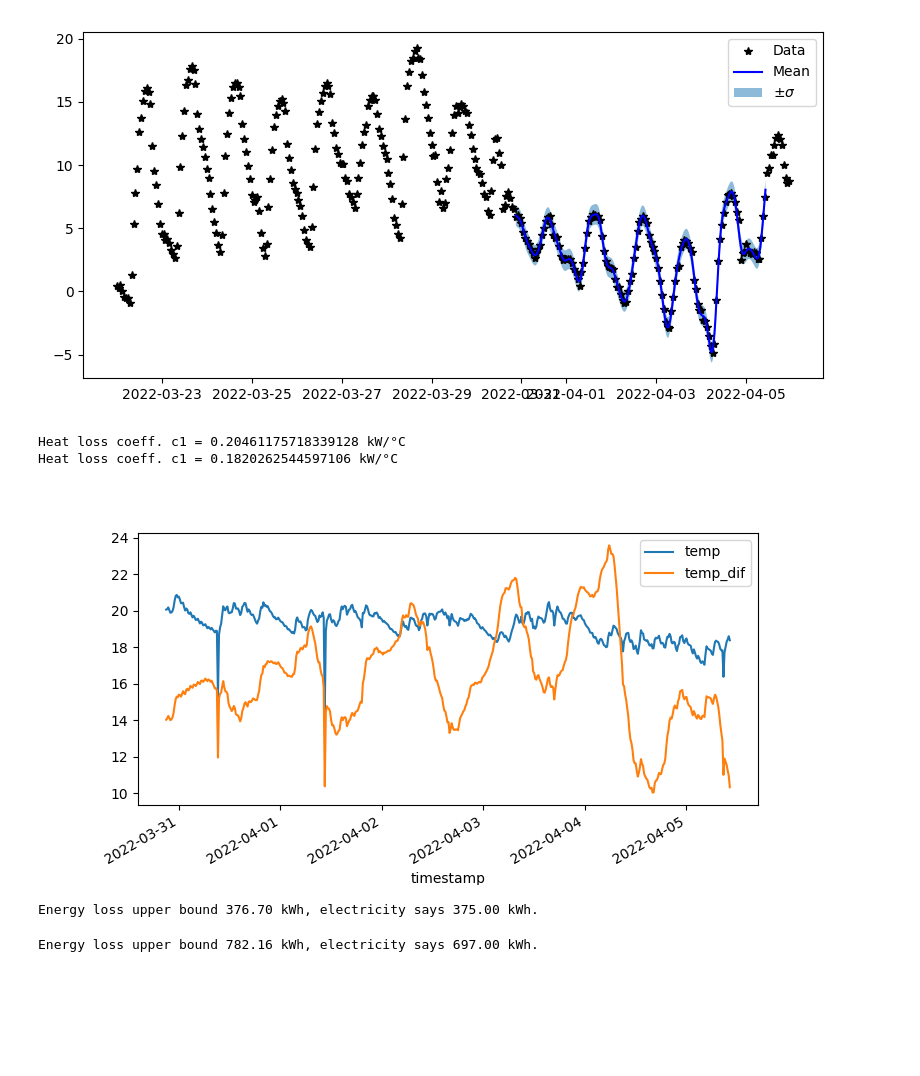
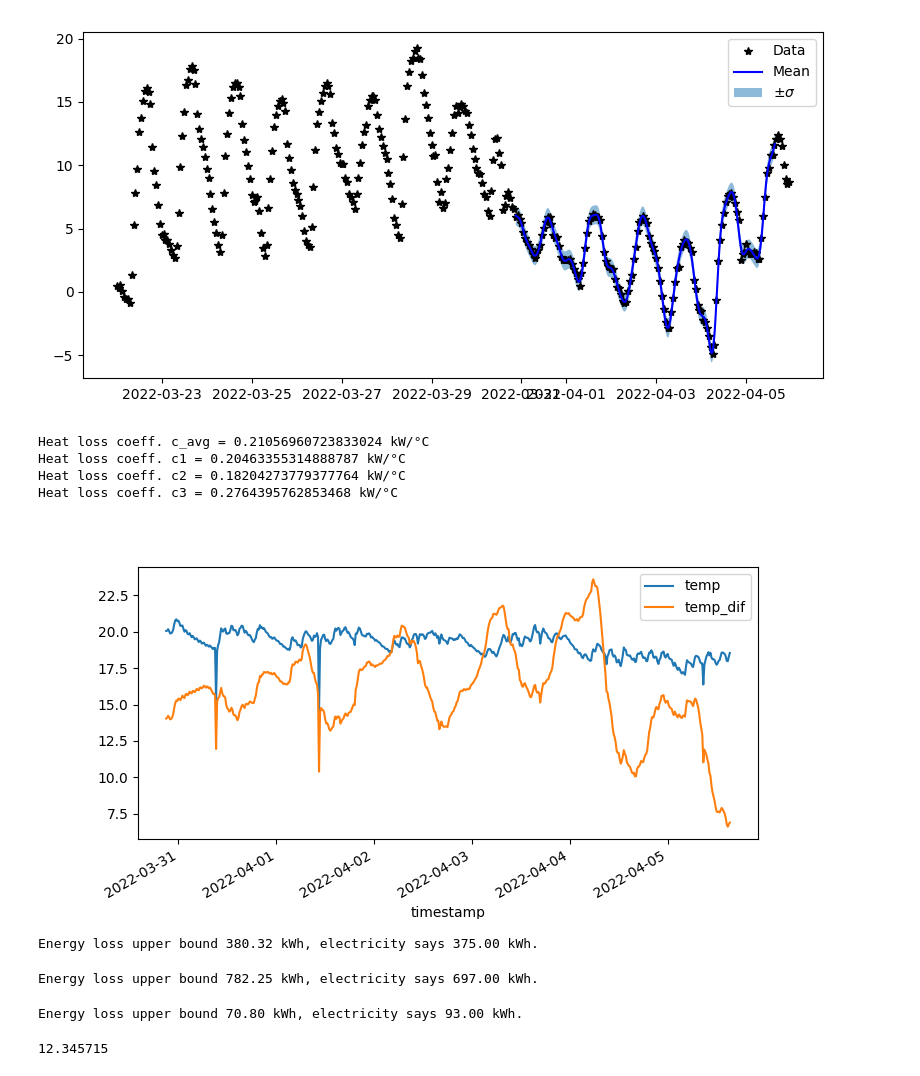
Before and after one commit to ronmarti/various-data-analysis, a Jupyter notebook: heat-loss/heat_loss_modeling.ipynb, the cells around one changed output. Cells and saved outputs as stored; diff of their text form; code cells hidden in the pictures; blank space fills up the shorter version.

```diff
--- a/heat-loss/heat_loss_modeling.ipynb
+++ b/heat-loss/heat_loss_modeling.ipynb
@@ -127,40 +128,50 @@ with torch.no_grad(), gpytorch.settings.fast_pred_var():
 # %%
 temp_dif = temp_inside_tens - mean
 data_temp_inside['temp_dif'] = temp_dif.numpy()
 # fig, ax = plt.subplots(1, 1, figsize=(8, 4))
 data_temp_inside.plot( figsize=(8, 4))
 total_sum = 0.25 * data_temp_inside['temp_dif'].sum()
 range_sum1 = 0.25 * data_temp_inside['temp_dif'][datetime(2022, 3, 30, 19, 5):datetime(2022, 4, 3, 11, 51)].sum()
 range_sum2 = 0.25 * data_temp_inside['temp_dif'][datetime(2022, 4, 3, 11, 51):datetime(2022, 4, 4, 11, 26)].sum()
 range_sum3 = 0.25 * data_temp_inside['temp_dif'][datetime(2022, 4, 4, 11, 26):datetime(2022, 4, 5, 14, 40)].sum()
 
-
+a_total = 175633 - 175176 + 4051 - 4040
+c_avg = a_total/total_sum
 a1 = 175464 - 175176 + 7.  # kWh
 c1 = a1/range_sum1
 a2 = 175542 - 175464 + 2.  # kWh
 c2 = a2/range_sum2
 a3 = 175633 - 175542 + 2.  # kWh
 c3 = a3/range_sum3
+print(f'Heat loss coeff. c_avg = {c_avg} kW/°C')
 print(f'Heat loss coeff. c1 = {c1} kW/°C')
 print(f'Heat loss coeff. c2 = {c2} kW/°C')
 print(f'Heat loss coeff. c3 = {c3} kW/°C')
 # %% [output]
-Heat loss coeff. c1 = 0.20461175718339128 kW/°C
-Heat loss coeff. c1 = 0.1820262544597106 kW/°C
+Heat loss coeff. c_avg = 0.21056960723833024 kW/°C
+Heat loss coeff. c1 = 0.20463355314888787 kW/°C
+Heat loss coeff. c2 = 0.18204273779377764 kW/°C
+Heat loss coeff. c3 = 0.2764395762853468 kW/°C
-[figure, old version]
+[figure, new version]
 # %%
 date_dif = ((datetime(2022, 4, 4, 11, 26) - datetime(2022, 3, 30, 19, 5)).total_seconds()/3600.)  # hours
-energy_dif_upper = c1 * temp_dif.mean().item() * date_dif
+energy_dif_upper = c_avg * temp_dif.mean().item() * date_dif
 print(f'Energy loss upper bound {energy_dif_upper:.2f} kWh, electricity says {a1+a2:.2f} kWh.')
 # %% [output]
-Energy loss upper bound 376.70 kWh, electricity says 375.00 kWh.
+Energy loss upper bound 380.32 kWh, electricity says 375.00 kWh.
 # %%
 date_dif = ((datetime(2022, 2, 27, 21, 34) - datetime(2022, 2, 19, 17, 44)).total_seconds()/3600.)  # hours
-energy_dif_upper = c1 * 19.52 * date_dif
+energy_dif_upper = c_avg * 19.52 * date_dif
 print(f'Energy loss upper bound {energy_dif_upper:.2f} kWh, electricity says {173022-172331+6:.2f} kWh.')
 # %% [output]
-Energy loss upper bound 782.16 kWh, electricity says 697.00 kWh.
+Energy loss upper bound 782.25 kWh, electricity says 697.00 kWh.
 # %%
 date_dif = ((datetime(2022, 4, 5, 14, 40) - datetime(2022, 4, 4, 11, 26)).total_seconds()/3600.)  # hours
-energy_dif_upper = c1 * 19.52 * date_dif
-print(f'Energy loss upper bound {energy_dif_upper:.2f} kWh, electricity says {173022-172331+6:.2f} kWh.')
+energy_dif_upper = c_avg * data_temp_inside['temp_dif'][datetime(2022, 4, 4, 11, 26):datetime(2022, 4, 5, 14, 40)].mean() * date_dif
+print(f'Energy loss upper bound {energy_dif_upper:.2f} kWh, electricity says {175633-175542+2:.2f} kWh.')
+# %% [output]
+Energy loss upper bound 70.80 kWh, electricity says 93.00 kWh.
+# %%
+data_temp_inside['temp_dif'][datetime(2022, 4, 4, 11, 26):datetime(2022, 4, 5, 14, 40)].mean()
+# %% [output]
+12.345715
```
Also changed, not shown: parts of 1 cell of this notebook, 3 other files.
